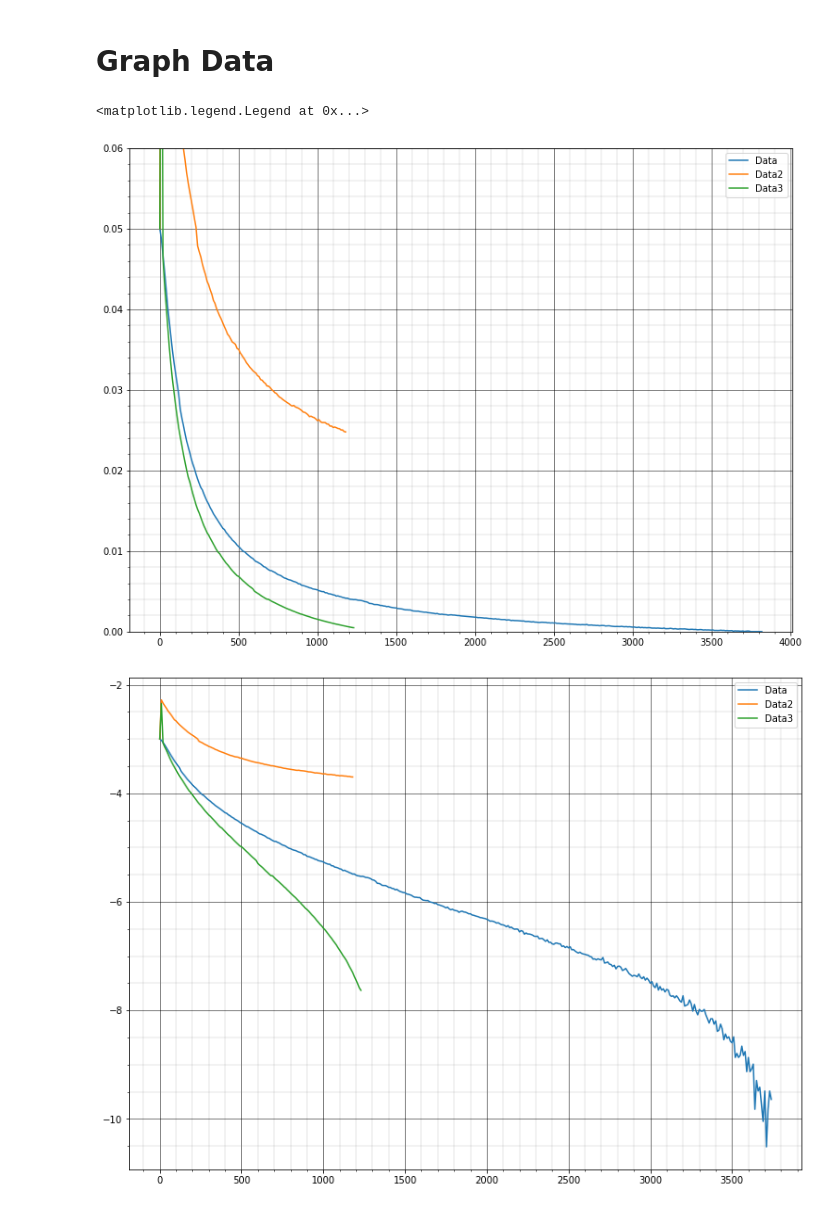
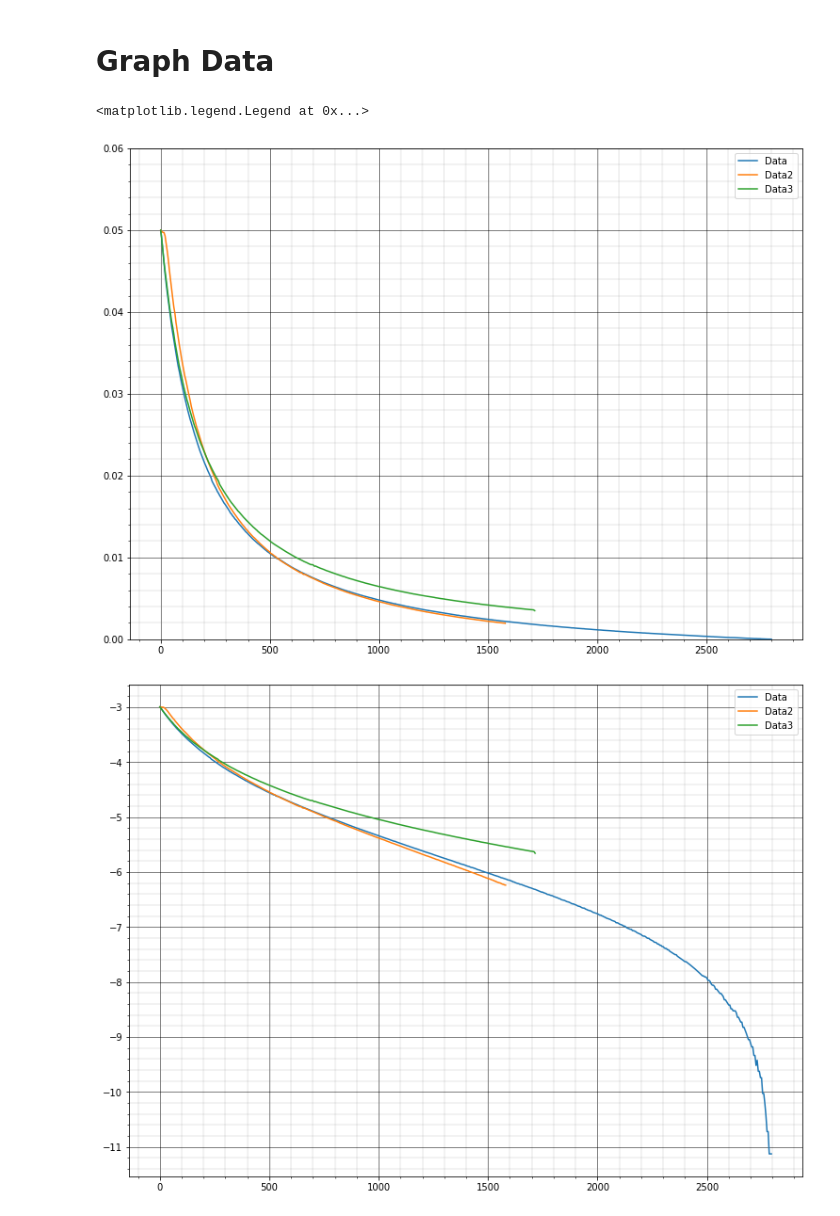
Before and after one commit to Nachreld/EthylAcetate, a Jupyter notebook: Calculations.ipynb, the cells around one changed output. Cells and saved outputs as stored; diff of their text form; code cells hidden in the pictures.

Commit message:
Added data sets for 3/5/20

```diff
--- a/Calculations.ipynb
+++ b/Calculations.ipynb
@@ -7,41 +7,41 @@ from scipy.misc import derivative
 import matplotlib.pyplot as plt
 %matplotlib inline
 
-data = pd.read_csv("Data Concentration/25CSteady.csv")
-data2 = pd.read_csv("Data Concentration/25Cdata2.csv")
-data3 = pd.read_csv("Data Concentration/25Cdata3.csv")
+data = pd.read_csv("Data Concentration/24_5Cdata1.csv")
+data2 = pd.read_csv("Data Concentration/24_5Cdata2.csv")
+data3 = pd.read_csv("Data Concentration/24_5Cdata3.csv")
 tf = data["Time (sec)"][len(data["Time (sec)"])-1]
 tf2 = data2["Time (sec)"][len(data2["Time (sec)"])-1]
 tf3 = data3["Time (sec)"][len(data3["Time (sec)"])-1]
 
 plt.figure(1,figsize=[6.4*2,4.8*2])
 plt.plot(data["Time (sec)"],data["Conc Ea (mol/L)"],label="Data")
 plt.plot(data2["Time (sec)"],data2["Conc Ea (mol/L)"],label="Data2")
 plt.plot(data3["Time (sec)"],data3["Conc Ea (mol/L)"],label="Data3")
 plt.minorticks_on()
 plt.grid(which='major', linestyle='-', linewidth='0.5', color='black')
 plt.grid(which='minor', linestyle='-', linewidth='0.2', color='gray')
 plt.ylim(0,0.06)
 plt.legend()
 
 # _A = 1/data["Conc Ea (mol/L)"]
 _A = np.log(data["Conc Ea (mol/L)"])
 _A2 = np.log(data2["Conc Ea (mol/L)"])
 _A3 = np.log(data3["Conc Ea (mol/L)"])
 
 plt.figure(2,figsize=[6.4*2,4.8*2])
 plt.plot(data["Time (sec)"],_A,label="Data")
 plt.plot(data2["Time (sec)"],_A2,label="Data2")
 plt.plot(data3["Time (sec)"],_A3,label="Data3")
 
 plt.minorticks_on()
 plt.grid(which='major', linestyle='-', linewidth='0.5', color='black')
 plt.grid(which='minor', linestyle='-', linewidth='0.2', color='gray')
 plt.legend()
 # %% [output]
 <matplotlib.legend.Legend at 0x...>
-[figure, old version]
+[figure, new version]
-[figure, old version]
+[figure, new version]
 # %%
 from scipy.interpolate import interp1d
 import pandas as pd
```
Also changed, not shown: parts of 1 cell of this notebook, 15 other files.
